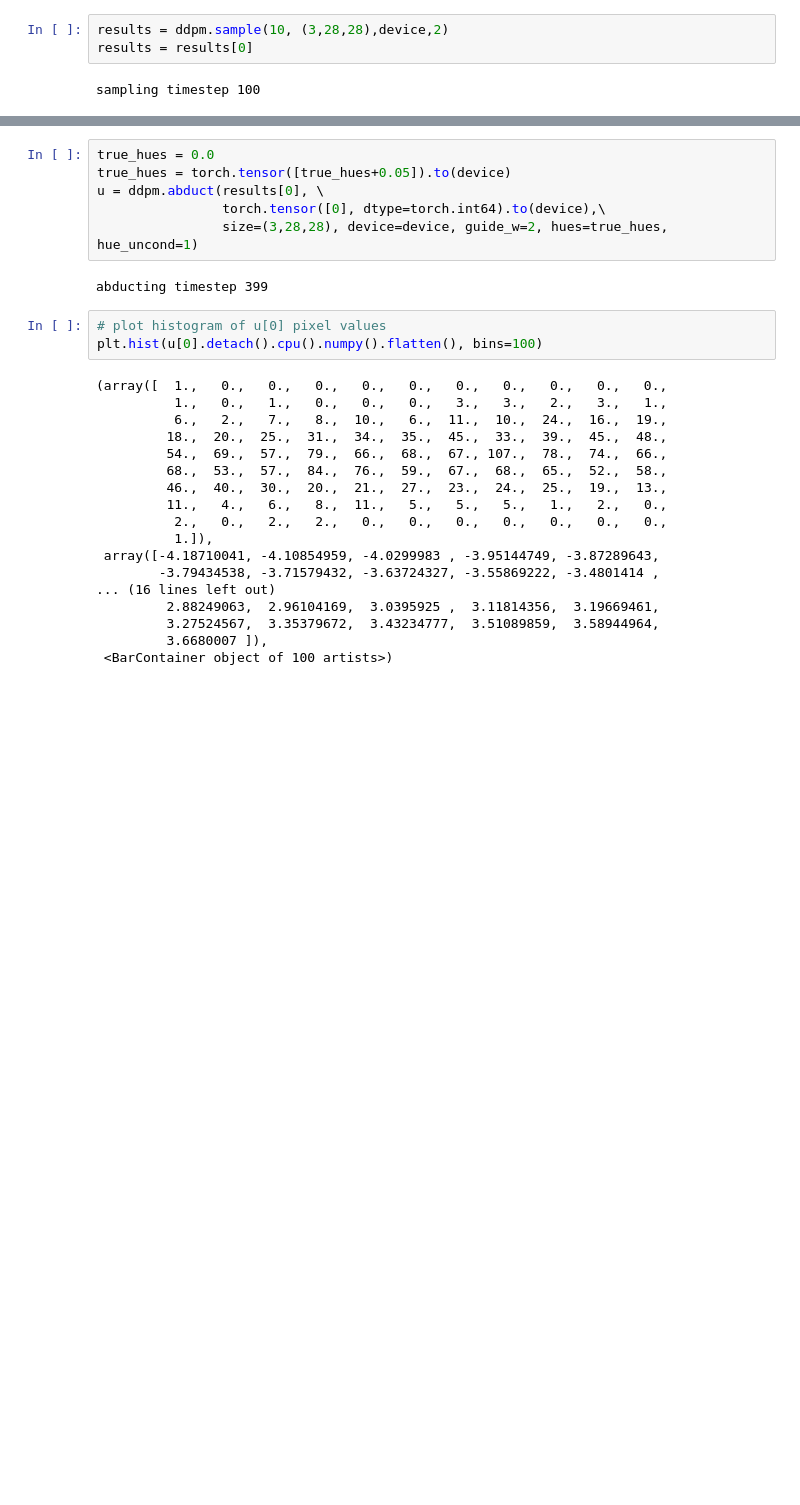
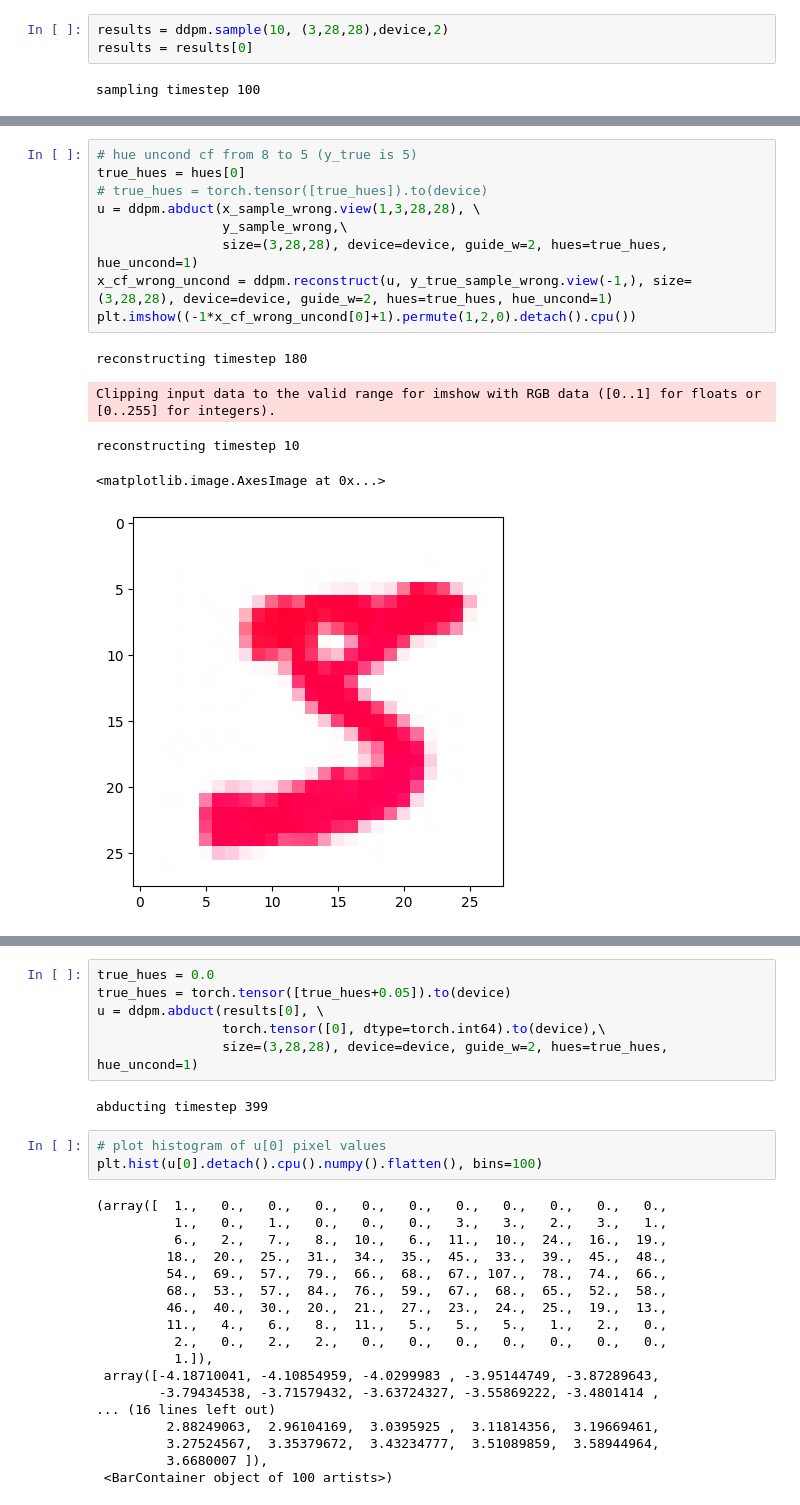
Before and after one commit to echeloni11/Diff_ColorMNIST, a Jupyter notebook: explore.ipynb, the cells around one changed output, grey strips where cells are left out. Drawn from its saved outputs; the diff is of its cells as text; blank space fills up the shorter version.

```diff
--- a/explore.ipynb
+++ b/explore.ipynb
@@ -68,0 +91,15 @@ Clipping input data to the valid range for imshow with RGB data ([0..1] for floa
+# %%
+# hue uncond cf from 8 to 5 (y_true is 5)
+true_hues = hues[0]
+# true_hues = torch.tensor([true_hues]).to(device)
+u = ddpm.abduct(x_sample_wrong.view(1,3,28,28), \
+                y_sample_wrong,\
+                size=(3,28,28), device=device, guide_w=2, hues=true_hues, hue_uncond=1)
+x_cf_wrong_uncond = ddpm.reconstruct(u, y_true_sample_wrong.view(-1,), size=(3,28,28), device=device, guide_w=2, hues=true_hues, hue_uncond=1)
+plt.imshow((-1*x_cf_wrong_uncond[0]+1).permute(1,2,0).detach().cpu())
+# %% [output]
+reconstructing timestep 180
+Clipping input data to the valid range for imshow with RGB data ([0..1] for floats or [0..255] for integers).
+reconstructing timestep 10
+<matplotlib.image.AxesImage at 0x...>
+[figure, added]
```
Also changed, not shown: parts of 16 cells of this notebook, 4 other files.
